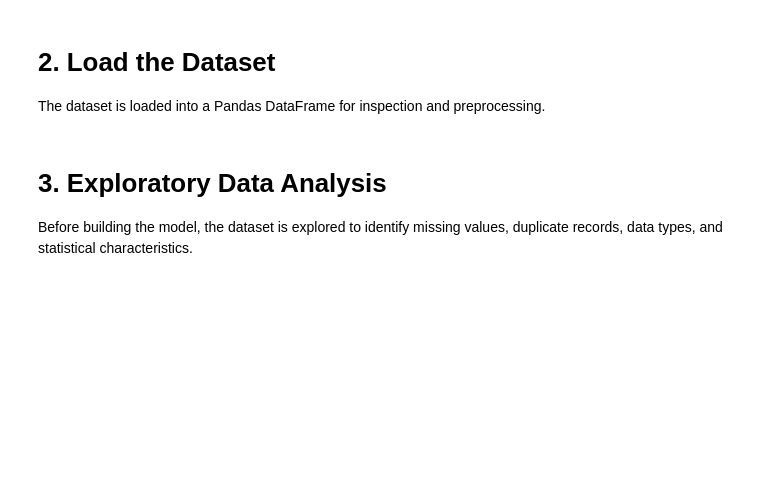
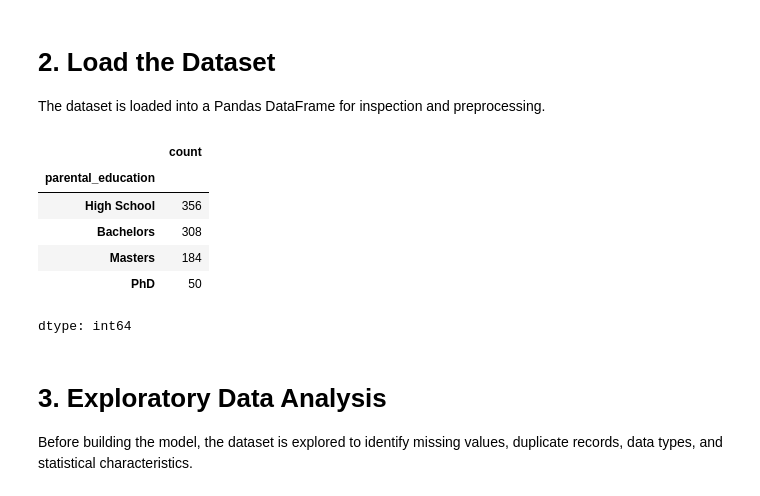
Before and after one commit to AHIRWE1/linear_regression_model, a Jupyter notebook: Multivariate.ipynb, the cells around one changed output. Saved outputs shown, nothing was run; the diff lists cells and outputs as text; code cells hidden in the pictures; blank space fills up the shorter version.

```diff
--- a/Multivariate.ipynb
+++ b/Multivariate.ipynb
@@ -34,6 +34,18 @@ import joblib
 The dataset is loaded into a Pandas DataFrame for inspection and preprocessing.
 # %%
 df = pd.read_csv("/content/student_performance_dataset.csv")
+# %%
+df = df.drop(columns=["student_id", "final_grade"])
+# %%
+df["parental_education"].value_counts()
+# %% [output]
+|  | count |
+| parental_education |  |
+| High School | 356 |
+| Bachelors | 308 |
+| Masters | 184 |
+| PhD | 50 |
+dtype: int64
 # %% [markdown]
 # 3. Exploratory Data Analysis
 
```
Also changed, not shown: parts of 7 cells of this notebook.
